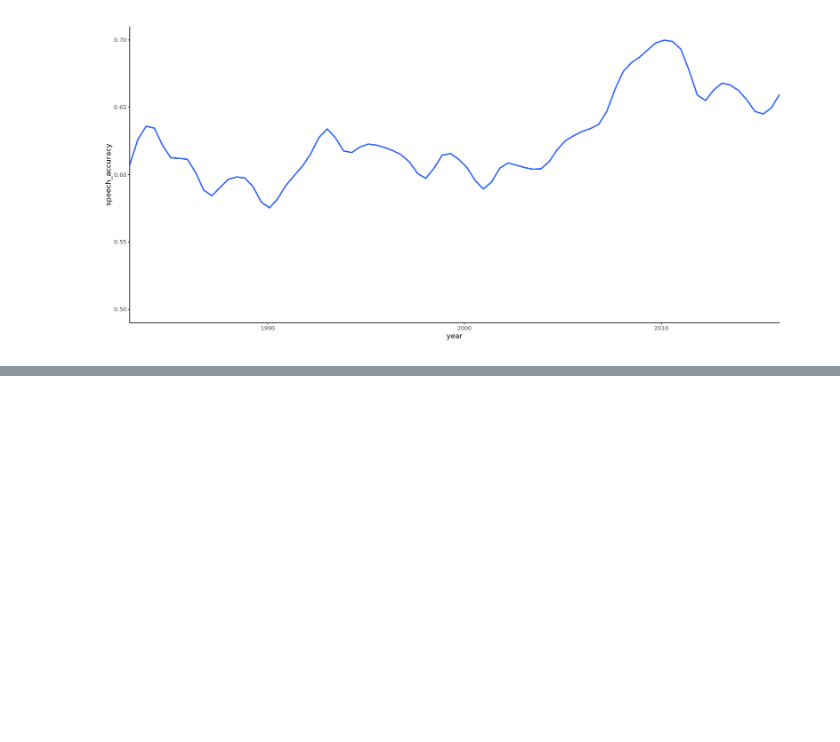
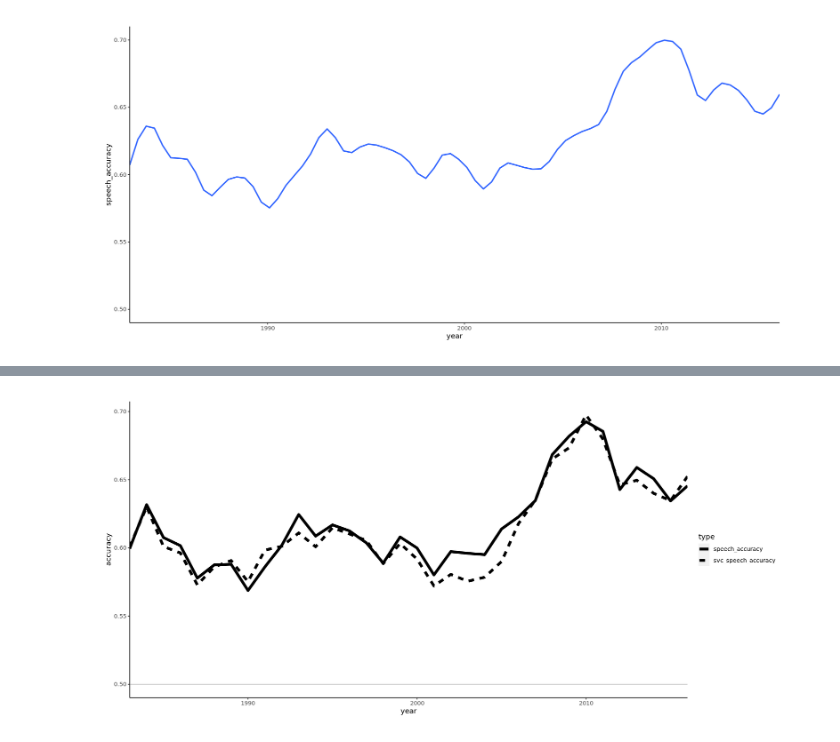
Before and after one commit to JM-Pearl/Dissertation, a Jupyter notebook: Visualize_classification_results.ipynb, the cells around one changed output, grey strips where cells are left out. Drawn from its saved outputs; the diff is of its cells as text; code cells hidden in the pictures; blank space fills up the shorter version.

```diff
--- a/Visualize_classification_results.ipynb
+++ b/Visualize_classification_results.ipynb
@@ -18,7 +18,7 @@ Warning message:
 ✖ dplyr::filter() masks stats::filter()
 ✖ dplyr::lag()    masks stats::lag()
 # %%
-df = read.csv('results_with_null.csv')
+df = read.csv('Results/results_with_null.csv')
 # %%
 options(repr.plot.width = 15, repr.plot.height = 7)
 
@@ -106,0 +135,2 @@ Warning message:
+# %%
+svc = read.csv('Results/SVC_classification_results_with_coefs.csv')
@@ -106,0 +142,15 @@ Warning message:
+# %%
+df %>%
+    subset(type == 'actual') %>%
+    merge(svc,on='year',how='left') %>%
+    select(c("year",'speech_accuracy','svc_speech_accuracy')) %>%
+    pivot_longer(!year, names_to = "type", values_to = "accuracy") %>%
+    ggplot(aes(x = year, y = accuracy,linetype=type)) +
+    geom_line(size=2) +
+    annotate('segment',x=1983,xend=2016,y=0.5,yend=0.5,color='grey') +
+    theme(panel.background = element_blank(),
+        plot.margin = unit(c(1,3,1,1), "lines"),
+        axis.line = element_line()) +
+    scale_x_continuous(expand = c(0,0))
+# %% [output]
+[figure, added]
```
Also changed, not shown: parts of 7 cells of this notebook, 3 other files.
